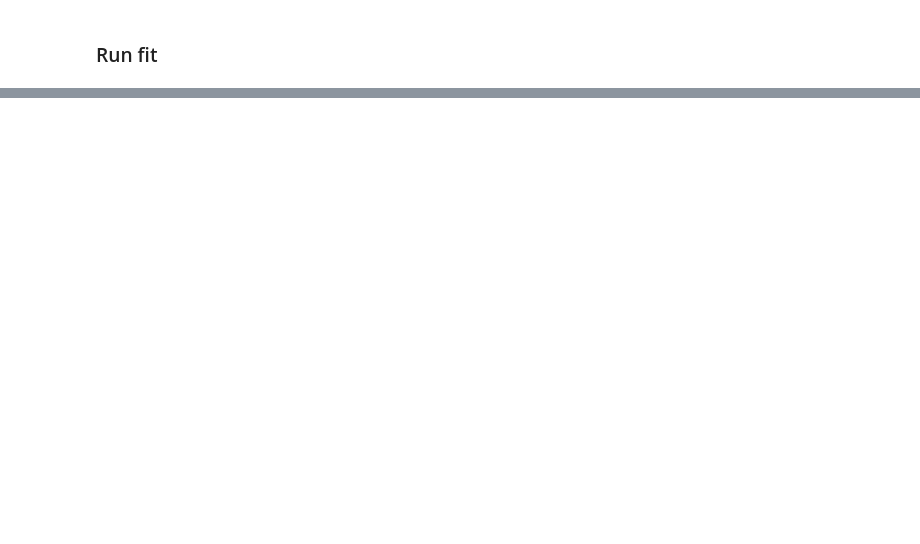
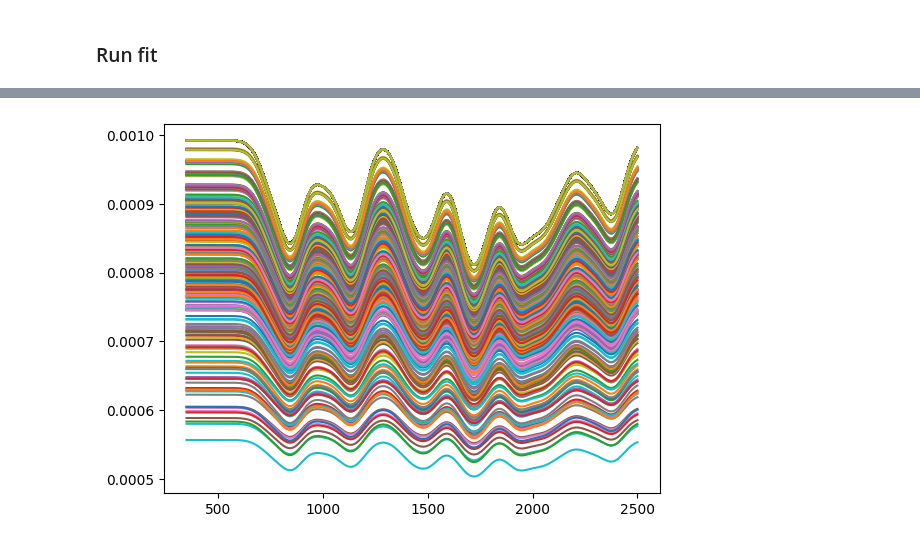
Before and after one commit to jmortan/RaCA-SOC-a-spectrum-analysis, a Jupyter notebook: RaCA-SOC-a/run-RaCA-SOC-a.ipynb, the cells around one changed output, grey strips where cells are left out. Cells and saved outputs as stored; diff of their text form; code cells hidden in the pictures; blank space fills up the shorter version.

```diff
--- a/RaCA-SOC-a/run-RaCA-SOC-a.ipynb
+++ b/RaCA-SOC-a/run-RaCA-SOC-a.ipynb
@@ -454,0 +464,4 @@ for epoch in range(1) :
+# %%
+plt.plot(XF,I.T);
+# %% [output]
+[figure, added]
```
Also changed, not shown: parts of 12 cells of this notebook.
